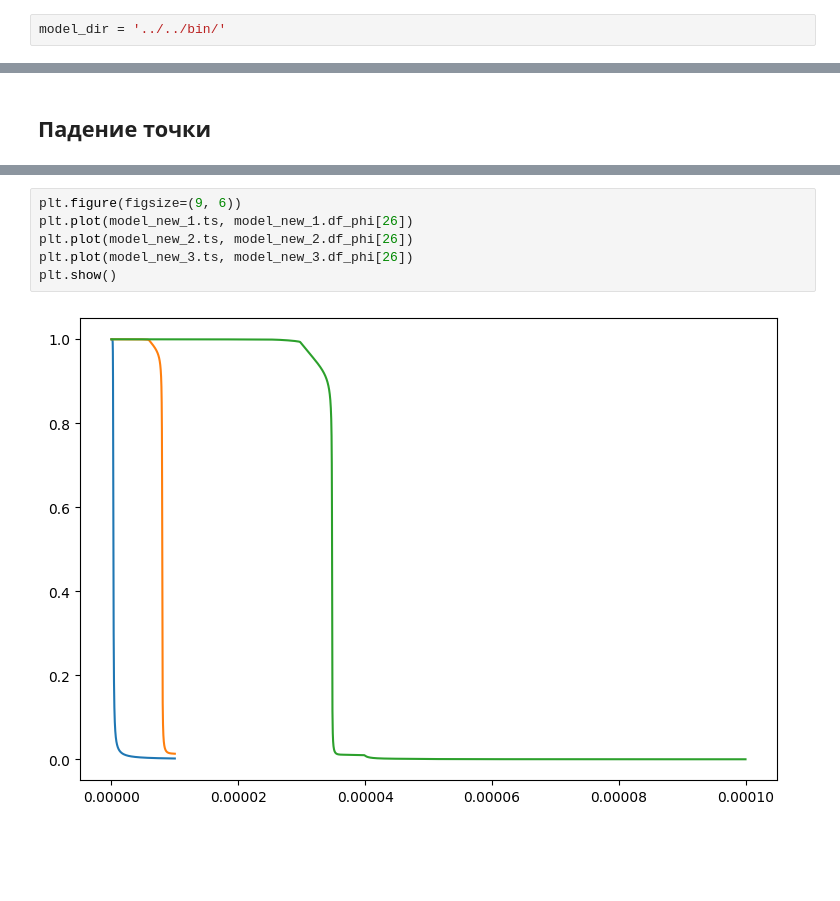
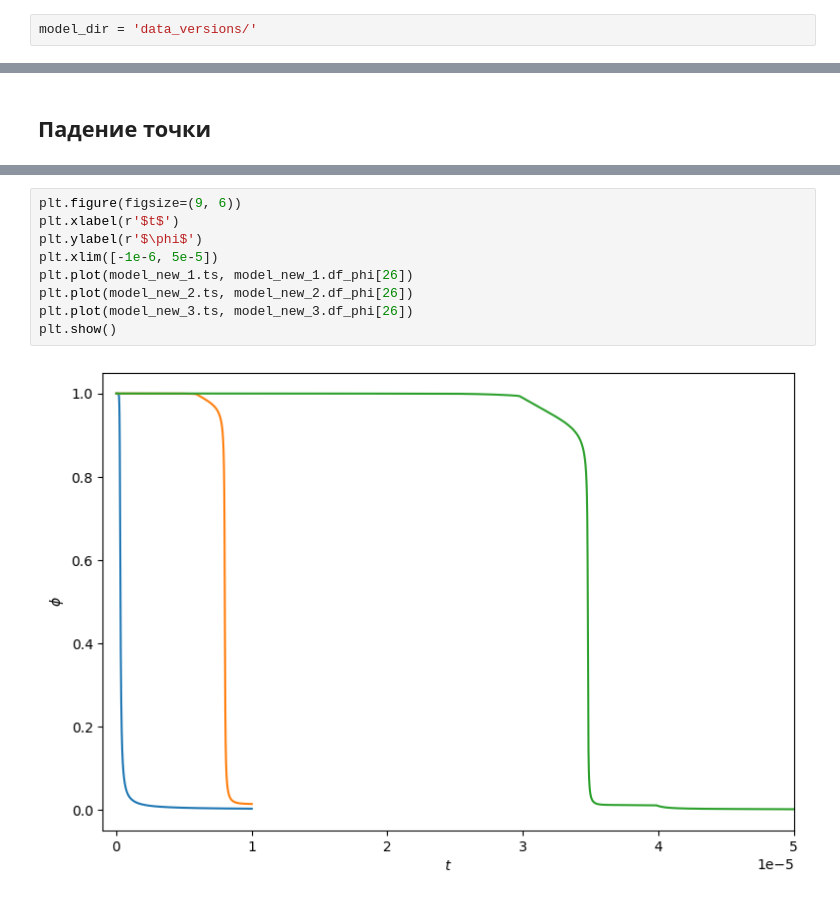
Before and after one commit to ponomarevandr/disruption, a Jupyter notebook: model_tuning/experiments/convergence_in_time/epsilon_versions.ipynb, the cells around one changed output, grey strips where cells are left out. Drawn from its saved outputs; the diff is of its cells as text; blank space fills up the shorter version.

```diff
--- a/model_tuning/experiments/convergence_in_time/epsilon_versions.ipynb
+++ b/model_tuning/experiments/convergence_in_time/epsilon_versions.ipynb
@@ -70,7 +70,7 @@ plt.show()
 # %% [output]
 [figure]
 # %%
-model_dir = '../../bin/'
+model_dir = 'data_versions/'
 # %%
 model_old = model_from_file(model_dir + 'model_old.csv')
 # %%
@@ -107,10 +113,13 @@ plt.show()
 # %%
 plt.figure(figsize=(9, 6))
+plt.xlabel(r'$t$')
+plt.ylabel(r'$\phi$')
+plt.xlim([-1e-6, 5e-5])
 plt.plot(model_new_1.ts, model_new_1.df_phi[26])
 plt.plot(model_new_2.ts, model_new_2.df_phi[26])
 plt.plot(model_new_3.ts, model_new_3.df_phi[26])
 plt.show()
 # %% [output]
-[figure, old version]
+[figure, new version]
 # %%
 plt.figure(figsize=(9, 6))
```
Also changed, not shown: parts of 37 cells of this notebook, 44 other files.
